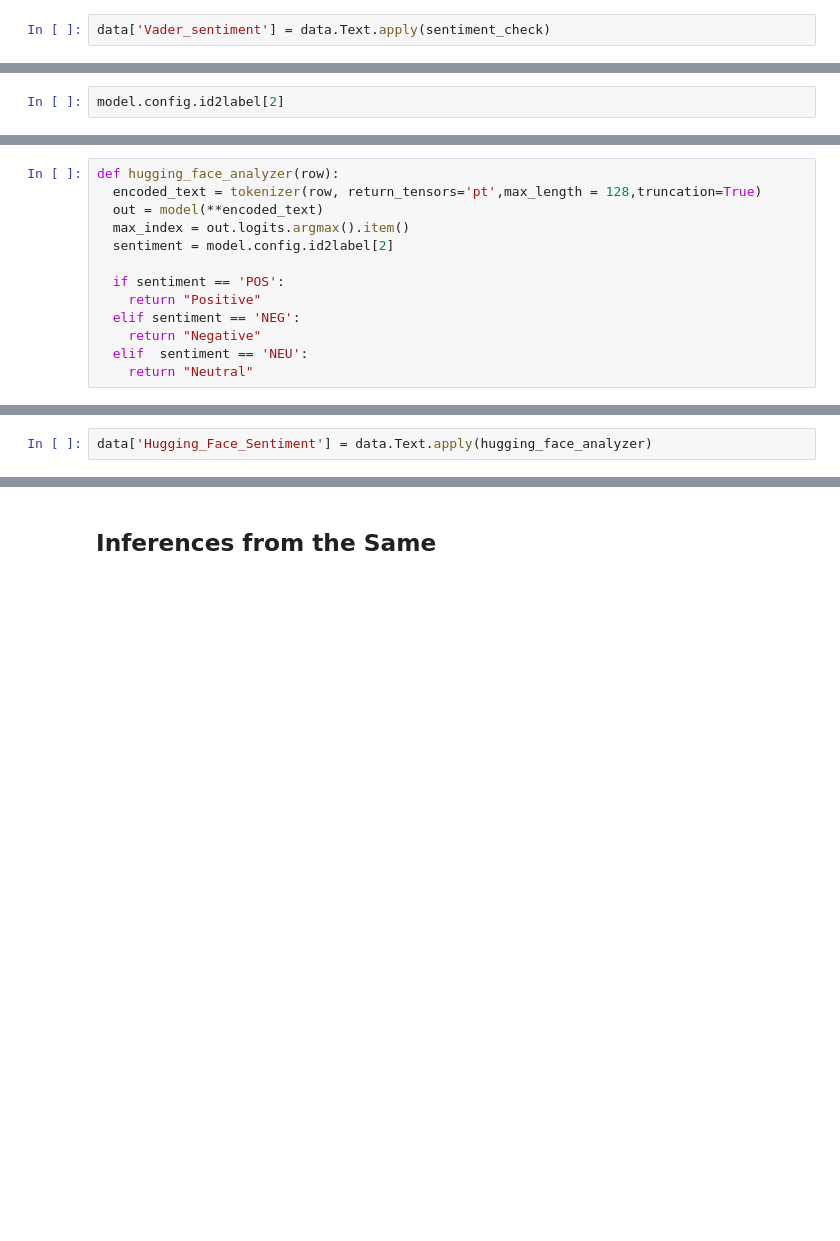
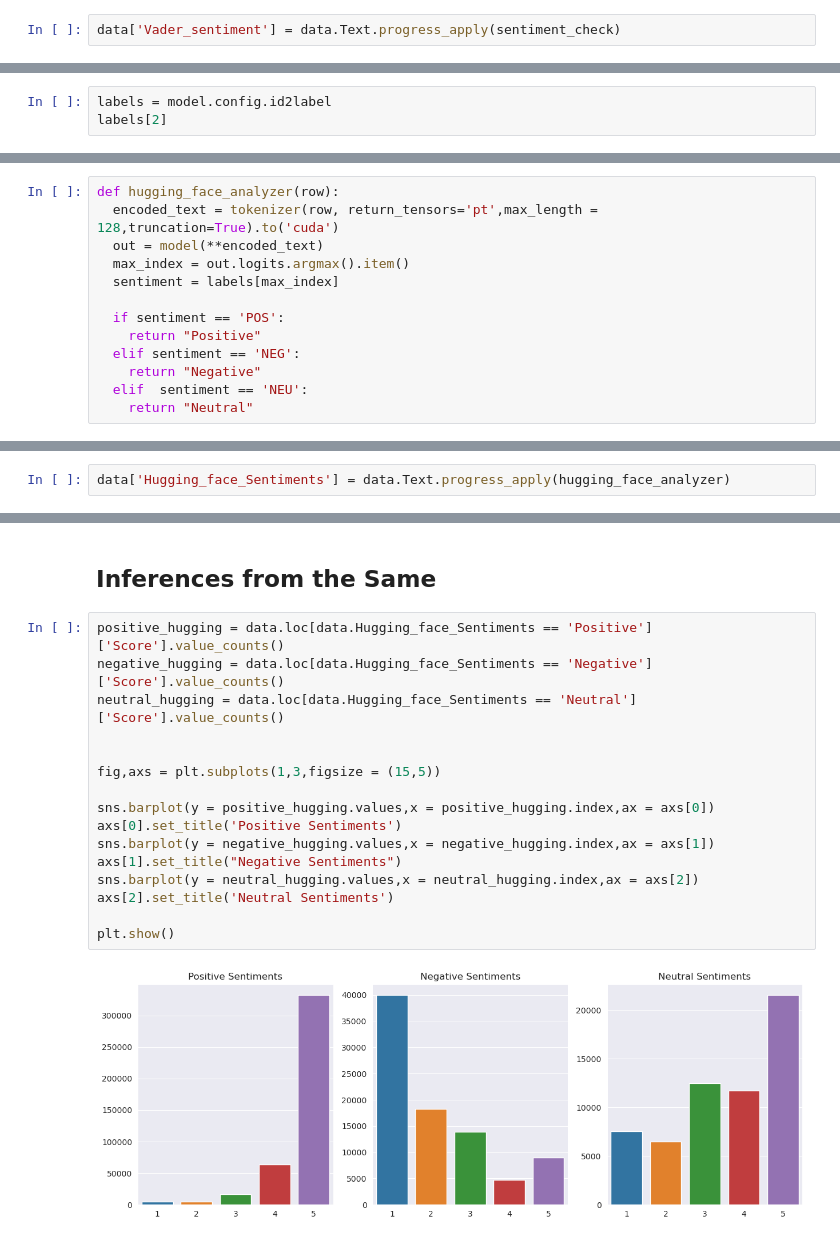
Before and after one commit to anSin2687/DS_course, a Jupyter notebook: Capstone_Projects/Reviews.ipynb, the cells around one changed output, grey strips where cells are left out. Cells and saved outputs as stored; diff of their text form; blank space fills up the shorter version.

```diff
--- a/Capstone_Projects/Reviews.ipynb
+++ b/Capstone_Projects/Reviews.ipynb
@@ -144,7 +177,7 @@ def sentiment_check(row):
   else :
     return "Neutral"
 # %%
-data['Vader_sentiment'] = data.Text.apply(sentiment_check)
+data['Vader_sentiment'] = data.Text.progress_apply(sentiment_check)
 # %%
 data.head()
 # %% [output]
@@ -190,17 +223,18 @@ out.logits.argmax().item()
 # %% [output]
 2
 # %%
-model.config.id2label[2]
+labels = model.config.id2label
+labels[2]
 # %% [output]
 'POS'
 # %% [markdown]
 The Model has predicted our example sequence to be positive. Which is not true as I did not really ate any halva. ;)
 # %%
 def hugging_face_analyzer(row):
-  encoded_text = tokenizer(row, return_tensors='pt',max_length = 128,truncation=True)
+  encoded_text = tokenizer(row, return_tensors='pt',max_length = 128,truncation=True).to('cuda')
   out = model(**encoded_text)
   max_index = out.logits.argmax().item()
-  sentiment = model.config.id2label[2]
+  sentiment = labels[max_index]
 
   if sentiment == 'POS':
     return "Positive"
@@ -211,2 +273,2 @@ def hugging_face_analyzer(row):
 # %%
-data['Hugging_Face_Sentiment'] = data.Text.apply(hugging_face_analyzer)
+data['Hugging_face_Sentiments'] = data.Text.progress_apply(hugging_face_analyzer)
@@ -213,2 +285,20 @@ data['Hugging_Face_Sentiment'] = data.Text.apply(hugging_face_analyzer)
 # %% [markdown]
 ## Inferences from the Same
+# %%
+positive_hugging = data.loc[data.Hugging_face_Sentiments == 'Positive']['Score'].value_counts()
+negative_hugging = data.loc[data.Hugging_face_Sentiments == 'Negative']['Score'].value_counts()
+neutral_hugging = data.loc[data.Hugging_face_Sentiments == 'Neutral']['Score'].value_counts()
+
+
+fig,axs = plt.subplots(1,3,figsize = (15,5))
+
+sns.barplot(y = positive_hugging.values,x = positive_hugging.index,ax = axs[0])
+axs[0].set_title('Positive Sentiments')
+sns.barplot(y = negative_hugging.values,x = negative_hugging.index,ax = axs[1])
+axs[1].set_title("Negative Sentiments")
+sns.barplot(y = neutral_hugging.values,x = neutral_hugging.index,ax = axs[2])
+axs[2].set_title('Neutral Sentiments')
+
+plt.show()
+# %% [output]
+[figure, added]
```
Also changed, not shown: parts of 26 cells of this notebook.
